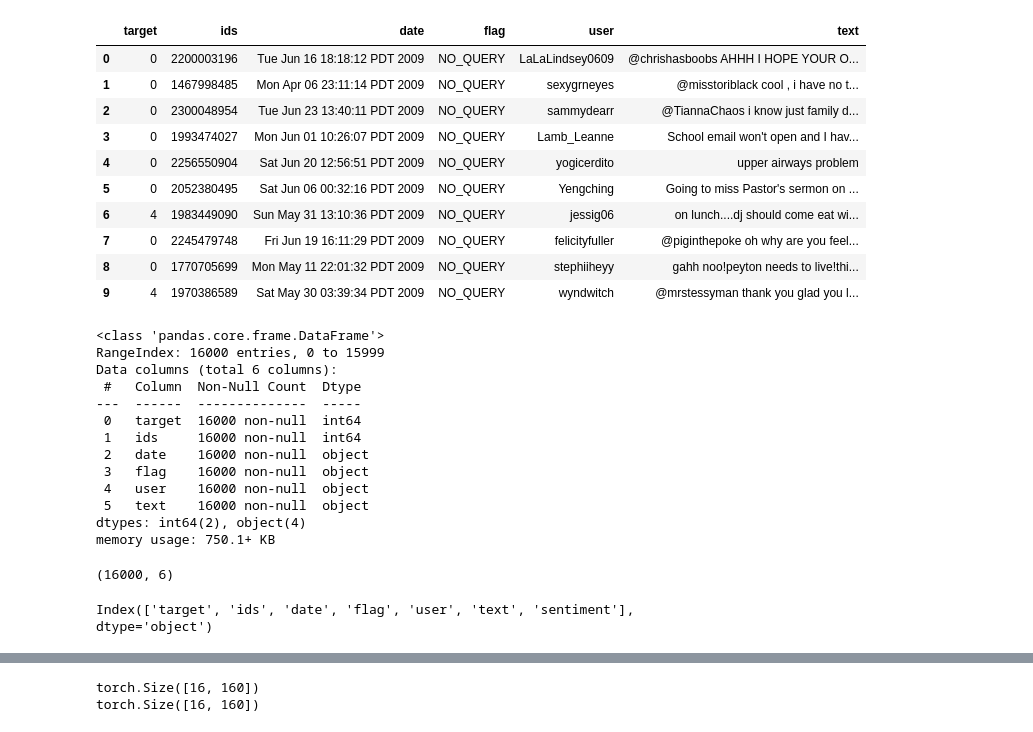
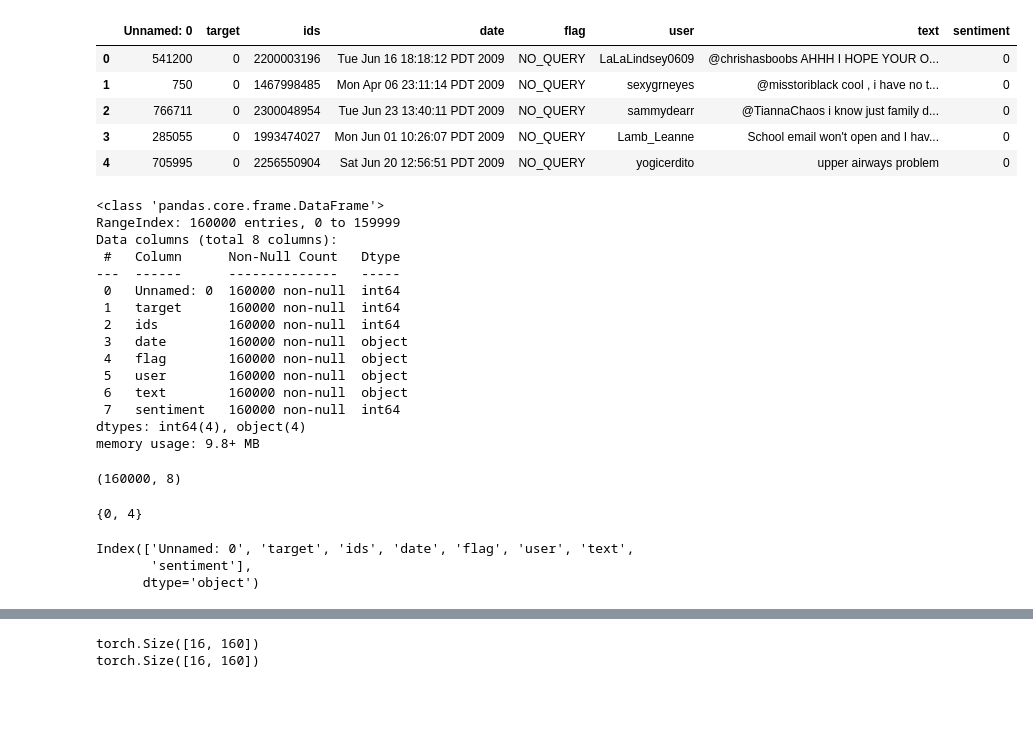
Before and after one commit to Masoud-Ghasemian/BERT, a Jupyter notebook: Tweeter_Sentiment_Analysis.ipynb, the cells around one changed output, grey strips where cells are left out. Cells and saved outputs as stored; diff of their text form; code cells hidden in the pictures; blank space fills up the shorter version.

```diff
--- a/Tweeter_Sentiment_Analysis.ipynb
+++ b/Tweeter_Sentiment_Analysis.ipynb
@@ -61,14 +61,12 @@ df = pd.read_csv('train.csv')
+# %%
+#df = pd.read_csv('train.csv', encoding = "ISO-8859-1",  names = ["target", "ids", "date", "flag", "user", "text"])
+df = pd.read_csv('train_small.csv')
 # %%
-df.head(10)
+df.head(5)
 # %% [output]
-|  | target | ids | date | flag | user | text |
-| 0 | 0 | 2200003196 | Tue Jun 16 18:18:12 PDT 2009 | NO_QUERY | LaLaLindsey0609 | @chrishasboobs AHHH I HOPE YOUR O... |
-| 1 | 0 | 1467998485 | Mon Apr 06 23:11:14 PDT 2009 | NO_QUERY | sexygrneyes | @misstoriblack cool , i have no t... |
-| 2 | 0 | 2300048954 | Tue Jun 23 13:40:11 PDT 2009 | NO_QUERY | sammydearr | @TiannaChaos i know just family d... |
-| 3 | 0 | 1993474027 | Mon Jun 01 10:26:07 PDT 2009 | NO_QUERY | Lamb_Leanne | School email won't open and I hav... |
-| 4 | 0 | 2256550904 | Sat Jun 20 12:56:51 PDT 2009 | NO_QUERY | yogicerdito | upper airways problem |
-| 5 | 0 | 2052380495 | Sat Jun 06 00:32:16 PDT 2009 | NO_QUERY | Yengching | Going to miss Pastor's sermon on ... |
-| 6 | 4 | 1983449090 | Sun May 31 13:10:36 PDT 2009 | NO_QUERY | jessig06 | on lunch....dj should come eat wi... |
-| 7 | 0 | 2245479748 | Fri Jun 19 16:11:29 PDT 2009 | NO_QUERY | felicityfuller | @piginthepoke oh why are you feel... |
-| 8 | 0 | 1770705699 | Mon May 11 22:01:32 PDT 2009 | NO_QUERY | stephiiheyy | gahh noo!peyton needs to live!thi... |
-| 9 | 4 | 1970386589 | Sat May 30 03:39:34 PDT 2009 | NO_QUERY | wyndwitch | @mrstessyman thank you glad you l... |
+|  | Unnamed: 0 | target | ids | date | flag | user | text | sentiment |
+| 0 | 541200 | 0 | 2200003196 | Tue Jun 16 18:18:12 PDT 2009 | NO_QUERY | LaLaLindsey0609 | @chrishasboobs AHHH I HOPE YOUR O... | 0 |
+| 1 | 750 | 0 | 1467998485 | Mon Apr 06 23:11:14 PDT 2009 | NO_QUERY | sexygrneyes | @misstoriblack cool , i have no t... | 0 |
+| 2 | 766711 | 0 | 2300048954 | Tue Jun 23 13:40:11 PDT 2009 | NO_QUERY | sammydearr | @TiannaChaos i know just family d... | 0 |
+| 3 | 285055 | 0 | 1993474027 | Mon Jun 01 10:26:07 PDT 2009 | NO_QUERY | Lamb_Leanne | School email won't open and I hav... | 0 |
+| 4 | 705995 | 0 | 2256550904 | Sat Jun 20 12:56:51 PDT 2009 | NO_QUERY | yogicerdito | upper airways problem | 0 |
@@ -76,22 +78,28 @@ df.head(10)
 df.info()
 # %% [output]
 <class 'pandas.core.frame.DataFrame'>
-RangeIndex: 16000 entries, 0 to 15999
-Data columns (total 6 columns):
- #   Column  Non-Null Count  Dtype
----  ------  --------------  -----
- 0   target  16000 non-null  int64
- 1   ids     16000 non-null  int64
- 2   date    16000 non-null  object
- 3   flag    16000 non-null  object
- 4   user    16000 non-null  object
- 5   text    16000 non-null  object
-dtypes: int64(2), object(4)
-memory usage: 750.1+ KB
+RangeIndex: 160000 entries, 0 to 159999
+Data columns (total 8 columns):
+ #   Column      Non-Null Count   Dtype
+---  ------      --------------   -----
+ 0   Unnamed: 0  160000 non-null  int64
+ 1   target      160000 non-null  int64
+ 2   ids         160000 non-null  int64
+ 3   date        160000 non-null  object
+ 4   flag        160000 non-null  object
+ 5   user        160000 non-null  object
+ 6   text        160000 non-null  object
+ 7   sentiment   160000 non-null  int64
+dtypes: int64(4), object(4)
+memory usage: 9.8+ MB
 # %%
 df.shape
 # %% [output]
-(16000, 6)
+(160000, 8)
+# %%
+set(df.target)
+# %% [output]
+{0, 4}
 # %%
 def to_sentiment (rating):
   rating = int(rating)
@@ -104,6 +112,8 @@ df['sentiment'] = df.target.apply(to_sentiment)
 # %%
 df.columns
 # %% [output]
-Index(['target', 'ids', 'date', 'flag', 'user', 'text', 'sentiment'], dtype='object')
+Index(['Unnamed: 0', 'target', 'ids', 'date', 'flag', 'user', 'text',
+       'sentiment'],
+      dtype='object')
 # %%
 class_names = ['negative', 'positive']
```
Also changed, not shown: parts of 14 cells of this notebook.
